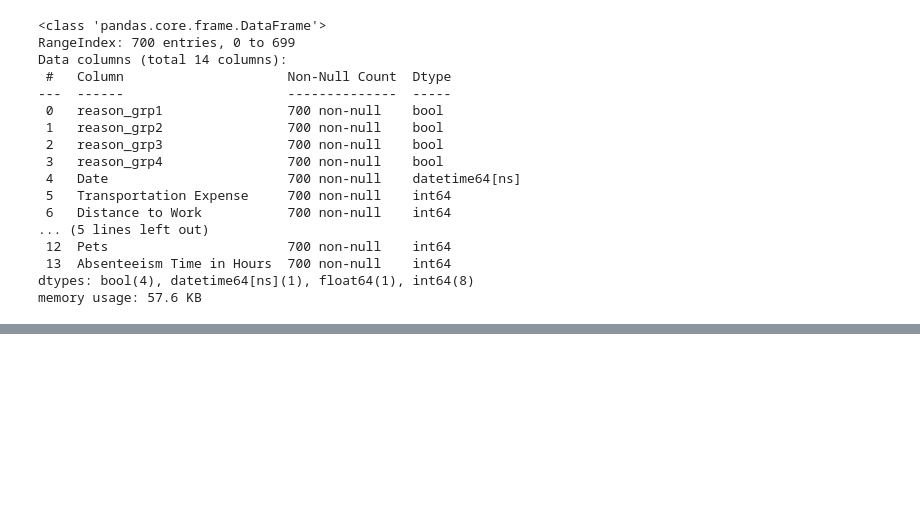
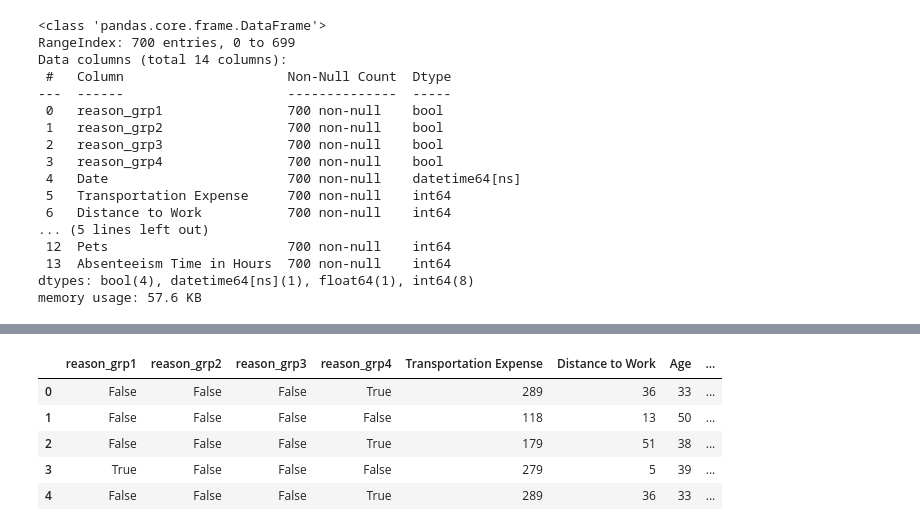
Before and after one commit to mohithsaran/Project-using-Python-SQL-Tableau, a Jupyter notebook: absenteeism.ipynb, the cells around one changed output, grey strips where cells are left out. Saved outputs shown, nothing was run; the diff lists cells and outputs as text; code cells hidden in the pictures; blank space fills up the shorter version.

```diff
--- a/absenteeism.ipynb
+++ b/absenteeism.ipynb
@@ -419,0 +468,11 @@ memory usage: 57.6 KB
+# %%
+#Dropping the date column
+df=df.drop(['Date'],axis=1)
+df.head()
+# %% [output]
+|  | reason_grp1 | reason_grp2 | reason_grp3 | reason_grp4 | Transportation Expense | Distance to Work | Age | ... |
+| 0 | False | False | False | True | 289 | 36 | 33 | ... |
+| 1 | False | False | False | False | 118 | 13 | 50 | ... |
+| 2 | False | False | False | True | 179 | 51 | 38 | ... |
+| 3 | True | False | False | False | 279 | 5 | 39 | ... |
+| 4 | False | False | False | True | 289 | 36 | 33 | ... |
```
Also changed, not shown: parts of 4 cells of this notebook.
